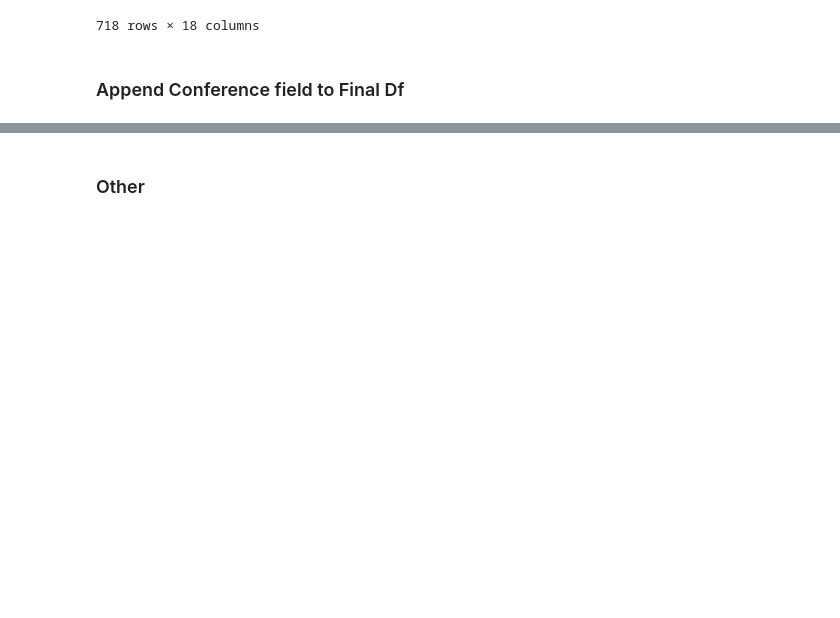
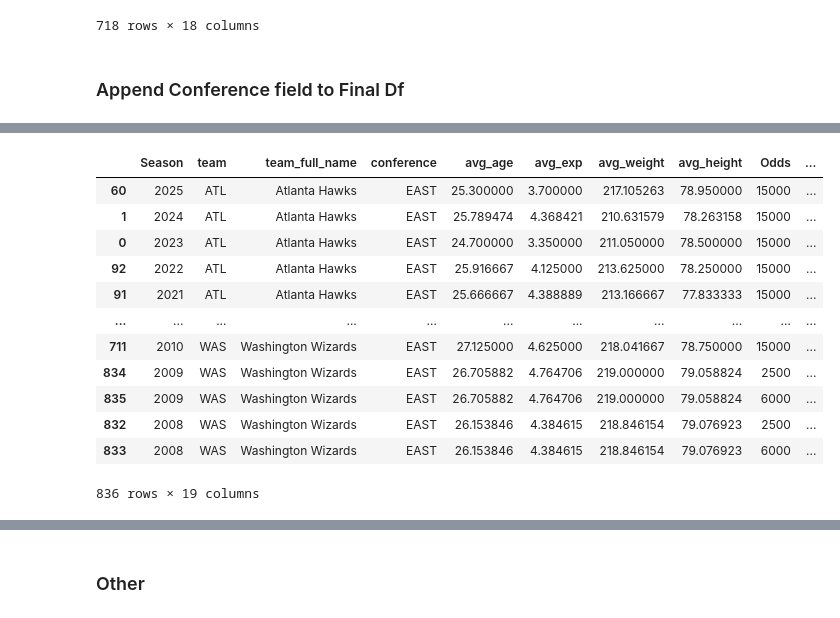
Before and after one commit to TomHavy/Nba-Standings-Prediction, a Jupyter notebook: notebooks/scrap-nba-data.ipynb, the cells around one changed output, grey strips where cells are left out. Drawn from its saved outputs; the diff is of its cells as text; code cells hidden in the pictures; blank space fills up the shorter version.

```diff
--- a/notebooks/scrap-nba-data.ipynb
+++ b/notebooks/scrap-nba-data.ipynb
@@ -741,0 +716,4 @@ ranking = scrape_ranking(2024)
+# %%
+def map_team_name(row):
+    team_name_mapping = get_team_names(2000)  # get team names from older season
+    return team_name_mapping.get(row['team_full_name'], row['team_full_name'])  # Map the team name
@@ -1049,0 +1079,24 @@ final_df.to_csv(f"data/2010_2025_avg_odds_salary_players_champ_rk.csv")
+# %%
+po_apperences = nb_po(po)
+
+final_df_new = final_df.merge(po_apperences, on=['team_full_name','Season'],how='left')
+final_df_new = final_df_new.sort_values(by=['team_full_name', 'Season'], ascending=[True, False])
+final_df_new['nb_po_apperence'] = final_df_new['nb_po_apperence'].bfill()
+final_df_new['nb_po_apperence'] = final_df_new['nb_po_apperence'].astype("Int64")
+
+
+final_df_new.insert(16, 'nb_po_apperence', final_df_new.pop('nb_po_apperence'))
+# %% [output]
+|  | Season | team | team_full_name | conference | avg_age | avg_exp | avg_weight | avg_height | Odds | ... |
+| 60 | 2025 | ATL | Atlanta Hawks | EAST | 25.300000 | 3.700000 | 217.105263 | 78.950000 | 15000 | ... |
+| 1 | 2024 | ATL | Atlanta Hawks | EAST | 25.789474 | 4.368421 | 210.631579 | 78.263158 | 15000 | ... |
+| 0 | 2023 | ATL | Atlanta Hawks | EAST | 24.700000 | 3.350000 | 211.050000 | 78.500000 | 15000 | ... |
+| 92 | 2022 | ATL | Atlanta Hawks | EAST | 25.916667 | 4.125000 | 213.625000 | 78.250000 | 15000 | ... |
+| 91 | 2021 | ATL | Atlanta Hawks | EAST | 25.666667 | 4.388889 | 213.166667 | 77.833333 | 15000 | ... |
+| ... | ... | ... | ... | ... | ... | ... | ... | ... | ... | ... |
+| 711 | 2010 | WAS | Washington Wizards | EAST | 27.125000 | 4.625000 | 218.041667 | 78.750000 | 15000 | ... |
+| 834 | 2009 | WAS | Washington Wizards | EAST | 26.705882 | 4.764706 | 219.000000 | 79.058824 | 2500 | ... |
+| 835 | 2009 | WAS | Washington Wizards | EAST | 26.705882 | 4.764706 | 219.000000 | 79.058824 | 6000 | ... |
+| 832 | 2008 | WAS | Washington Wizards | EAST | 26.153846 | 4.384615 | 218.846154 | 79.076923 | 2500 | ... |
+| 833 | 2008 | WAS | Washington Wizards | EAST | 26.153846 | 4.384615 | 218.846154 | 79.076923 | 6000 | ... |
+836 rows × 19 columns
```
Also changed, not shown: parts of 19 cells of this notebook.
